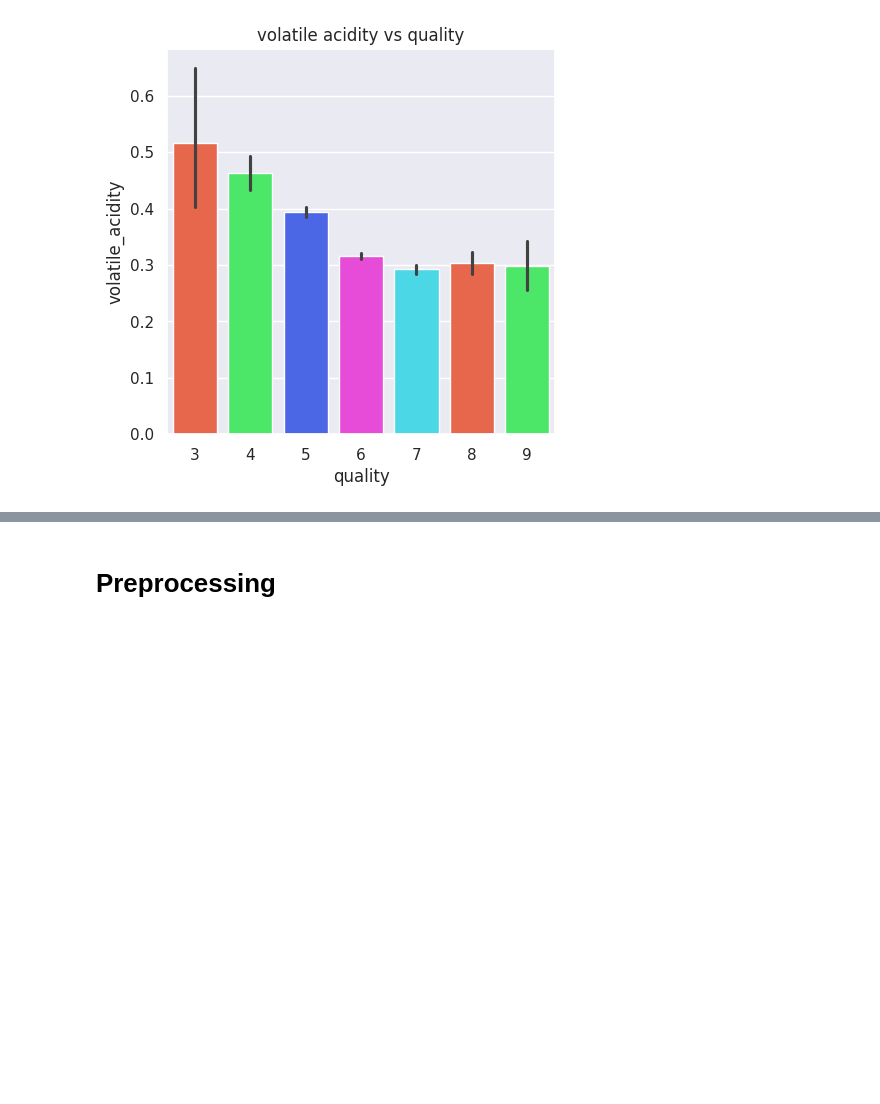
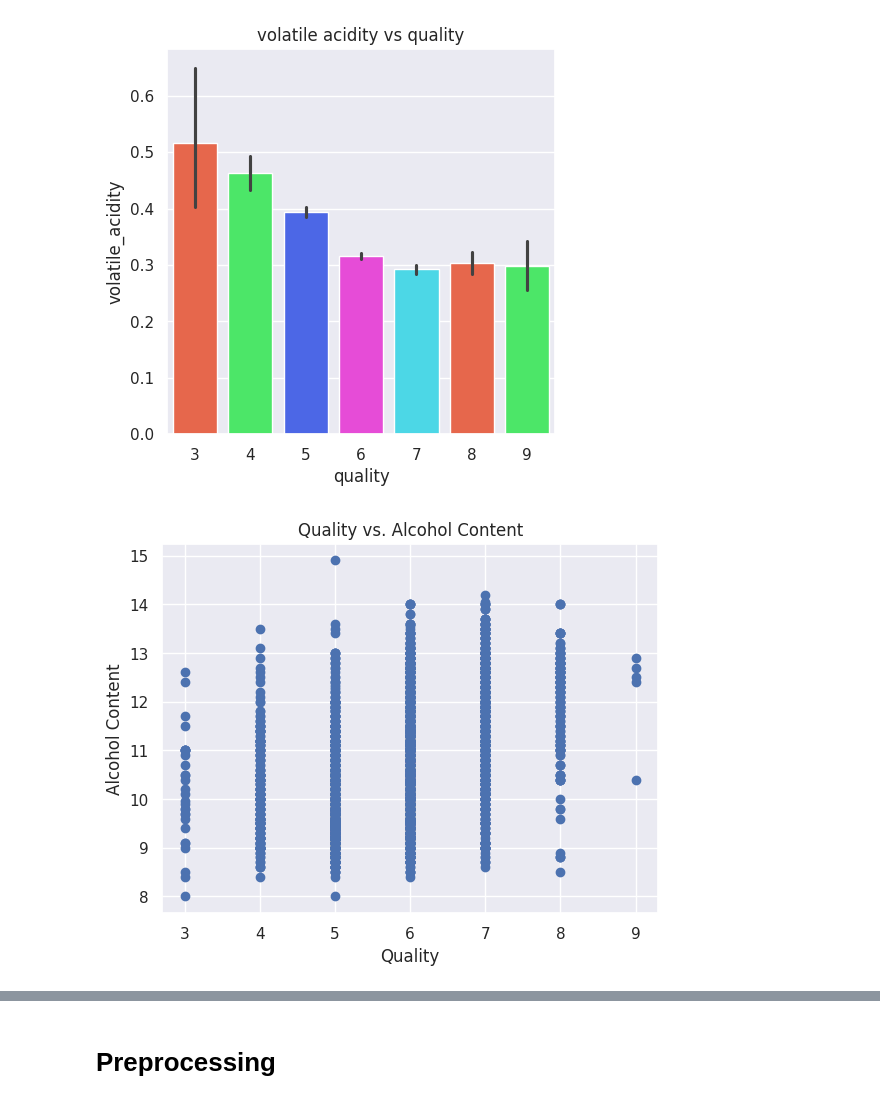
Before and after one commit to Lavan1999/Dataset-17_WineQuality_DecisionTreeClassifier, a Jupyter notebook: Wine_dataset_Analysis.ipynb, the cells around one changed output, grey strips where cells are left out. Drawn from its saved outputs; the diff is of its cells as text; code cells hidden in the pictures; blank space fills up the shorter version.

```diff
--- a/Wine_dataset_Analysis.ipynb
+++ b/Wine_dataset_Analysis.ipynb
@@ -414,3 +414,11 @@ plt.title('volatile acidity vs quality');
 # %% [output]
 The palette list has fewer values (5) than needed (7) and will cycle, which may produce an uninterpretable plot.
 [figure]
+# %%
+plt.scatter(df['quality'],df['alcohol'])
+plt.ylabel('Alcohol Content')
+plt.xlabel('Quality')
+plt.title('Quality vs. Alcohol Content')
+plt.show()
+# %% [output]
+[figure, added]
```
Also changed, not shown: parts of 2 cells of this notebook.
